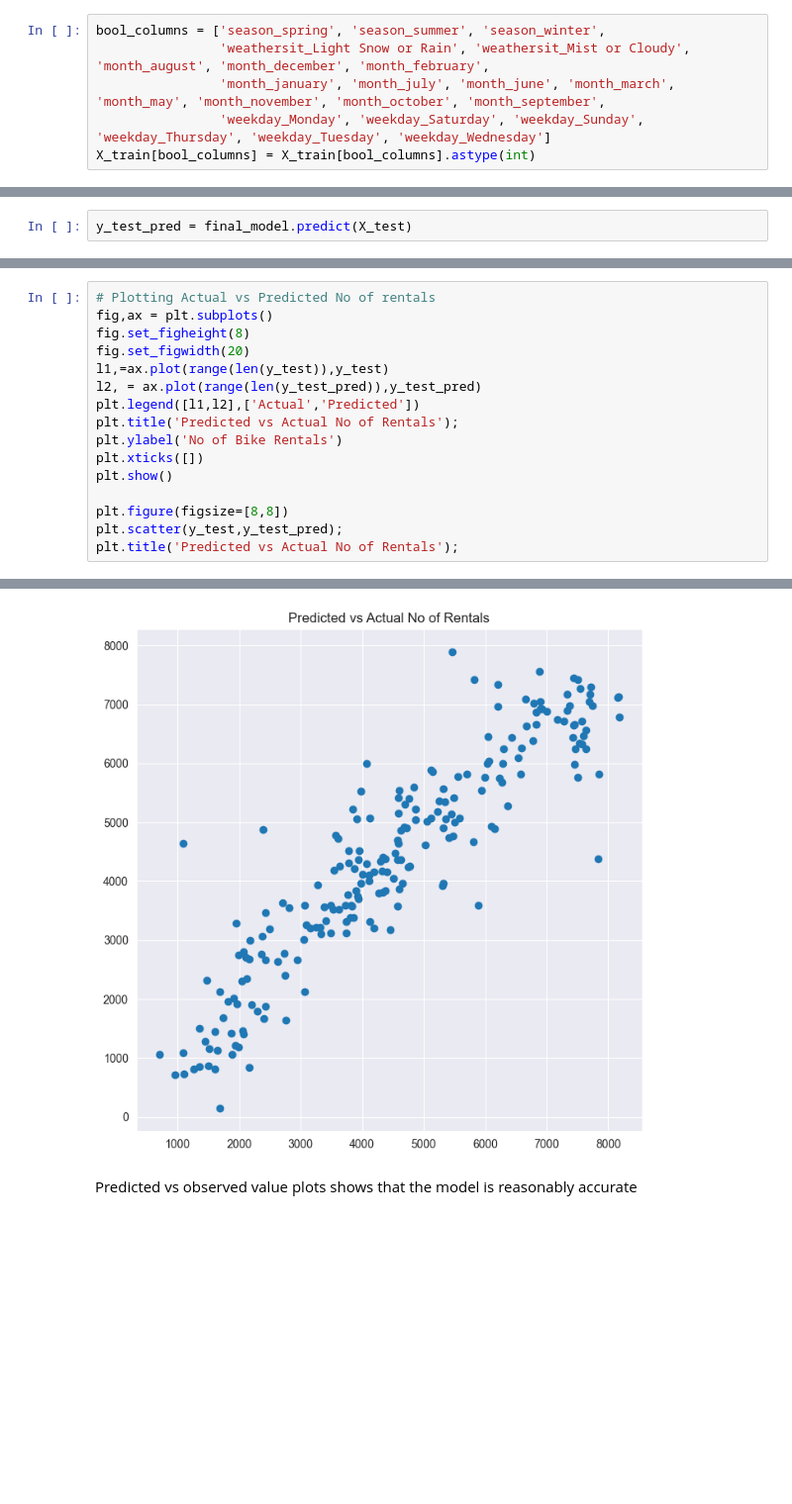
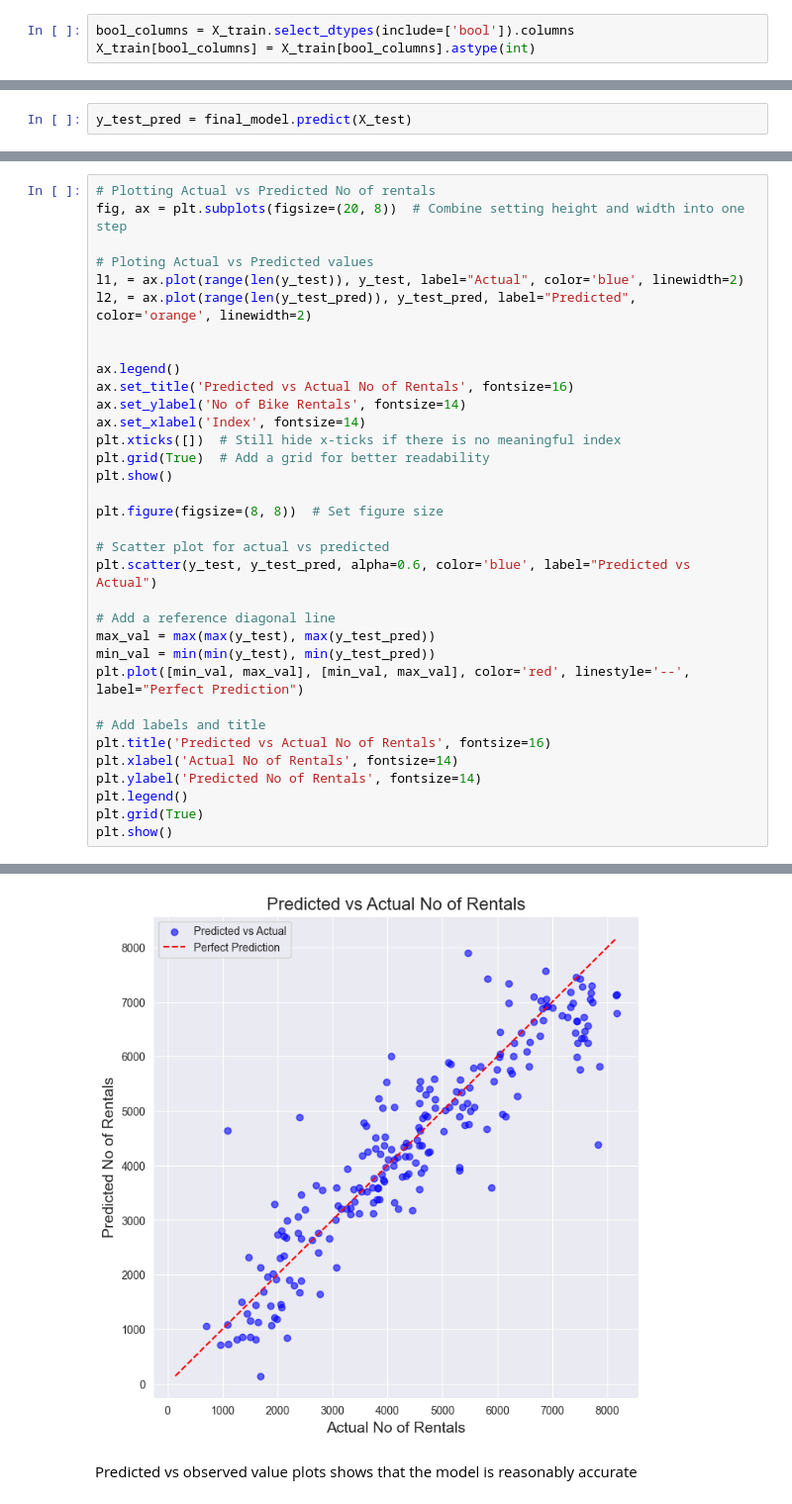
Before and after one commit to vijaykumar-qait/Linear-Regression-Bike-Sharing-Assignment, a Jupyter notebook: Bike_Sharing_Assignment_Vijay_Kumar.ipynb, the cells around one changed output, grey strips where cells are left out. Shown at 99% size. Saved outputs shown, nothing was run; the diff lists cells and outputs as text; blank space fills up the shorter version.

```diff
--- a/Bike_Sharing_Assignment_Vijay_Kumar.ipynb
+++ b/Bike_Sharing_Assignment_Vijay_Kumar.ipynb
@@ -531,6 +543,3 @@ X_train = df_train
 # %%
-bool_columns = ['season_spring', 'season_summer', 'season_winter',
-                'weathersit_Light Snow or Rain', 'weathersit_Mist or Cloudy', 'month_august', 'month_december', 'month_february',
-                'month_january', 'month_july', 'month_june', 'month_march', 'month_may', 'month_november', 'month_october', 'month_september',
-                'weekday_Monday', 'weekday_Saturday', 'weekday_Sunday', 'weekday_Thursday', 'weekday_Tuesday', 'weekday_Wednesday']
+bool_columns = X_train.select_dtypes(include=['bool']).columns
 X_train[bool_columns] = X_train[bool_columns].astype(int)
@@ -879,17 +893,35 @@ y_test_pred = final_model.predict(X_test)
 # %%
 # Plotting Actual vs Predicted No of rentals
-fig,ax = plt.subplots()
-fig.set_figheight(8)
-fig.set_figwidth(20)
-l1,=ax.plot(range(len(y_test)),y_test)
-l2, = ax.plot(range(len(y_test_pred)),y_test_pred)
-plt.legend([l1,l2],['Actual','Predicted'])
-plt.title('Predicted vs Actual No of Rentals');
-plt.ylabel('No of Bike Rentals')
-plt.xticks([])
+fig, ax = plt.subplots(figsize=(20, 8))  # Combine setting height and width into one step
+
+# Ploting Actual vs Predicted values
+l1, = ax.plot(range(len(y_test)), y_test, label="Actual", color='blue', linewidth=2)
+l2, = ax.plot(range(len(y_test_pred)), y_test_pred, label="Predicted", color='orange', linewidth=2)
+
+
+ax.legend()
+ax.set_title('Predicted vs Actual No of Rentals', fontsize=16)
+ax.set_ylabel('No of Bike Rentals', fontsize=14)
+ax.set_xlabel('Index', fontsize=14)
+plt.xticks([])  # Still hide x-ticks if there is no meaningful index
+plt.grid(True)  # Add a grid for better readability
 plt.show()
 
-plt.figure(figsize=[8,8])
-plt.scatter(y_test,y_test_pred);
-plt.title('Predicted vs Actual No of Rentals');
+plt.figure(figsize=(8, 8))  # Set figure size
+
+# Scatter plot for actual vs predicted
+plt.scatter(y_test, y_test_pred, alpha=0.6, color='blue', label="Predicted vs Actual")
+
+# Add a reference diagonal line
+max_val = max(max(y_test), max(y_test_pred))
+min_val = min(min(y_test), min(y_test_pred))
+plt.plot([min_val, max_val], [min_val, max_val], color='red', linestyle='--', label="Perfect Prediction")
+
+# Add labels and title
+plt.title('Predicted vs Actual No of Rentals', fontsize=16)
+plt.xlabel('Actual No of Rentals', fontsize=14)
+plt.ylabel('Predicted No of Rentals', fontsize=14)
+plt.legend()
+plt.grid(True)
+plt.show()
 # %% [output]
@@ -897,4 +929,4 @@ plt.title('Predicted vs Actual No of Rentals');
-[figure, old version]
+[figure, new version]
 # %% [markdown]
 Predicted vs observed value plots shows that the model is reasonably accurate
 # %%
```
Also changed, not shown: parts of 52 cells of this notebook.
